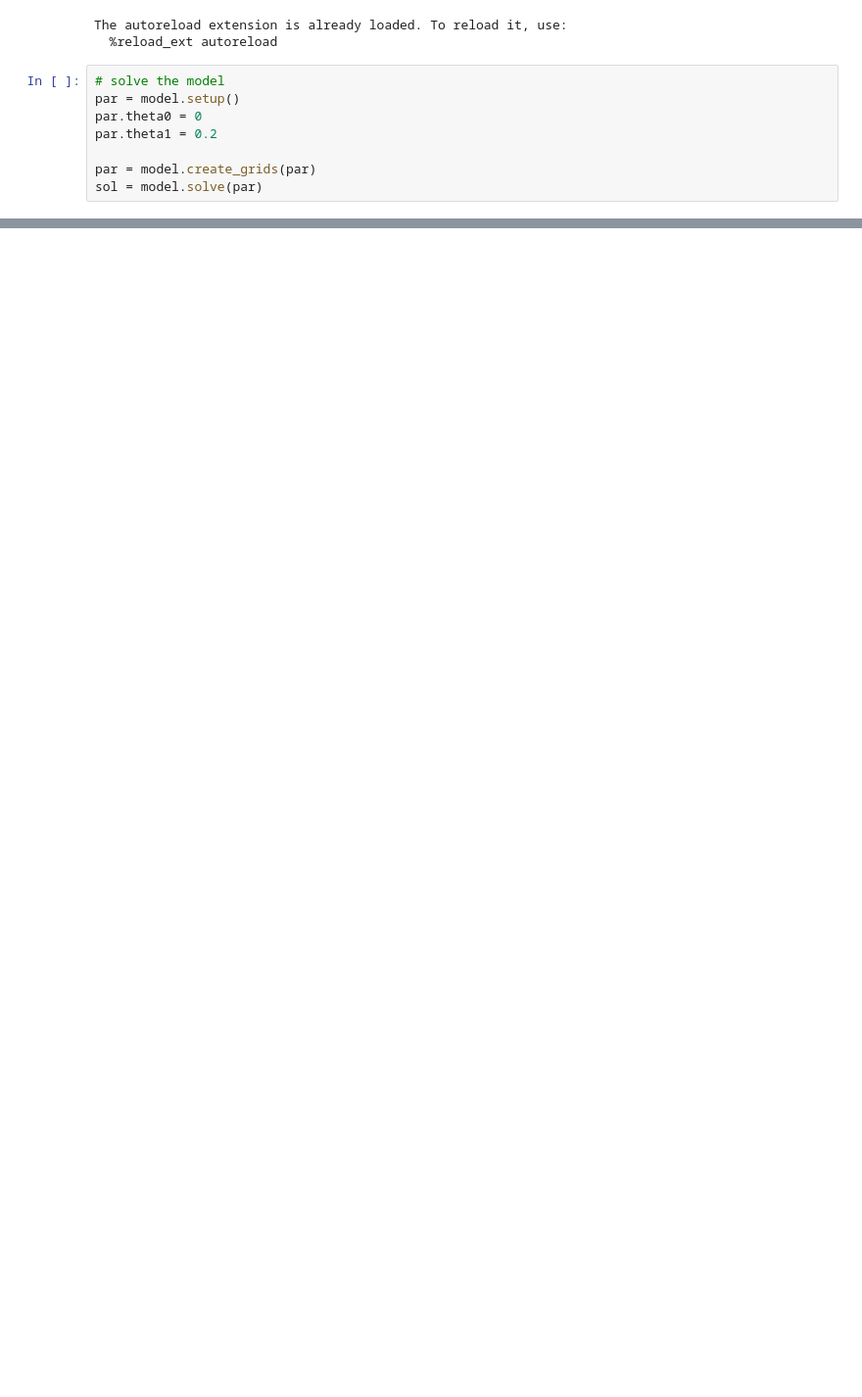
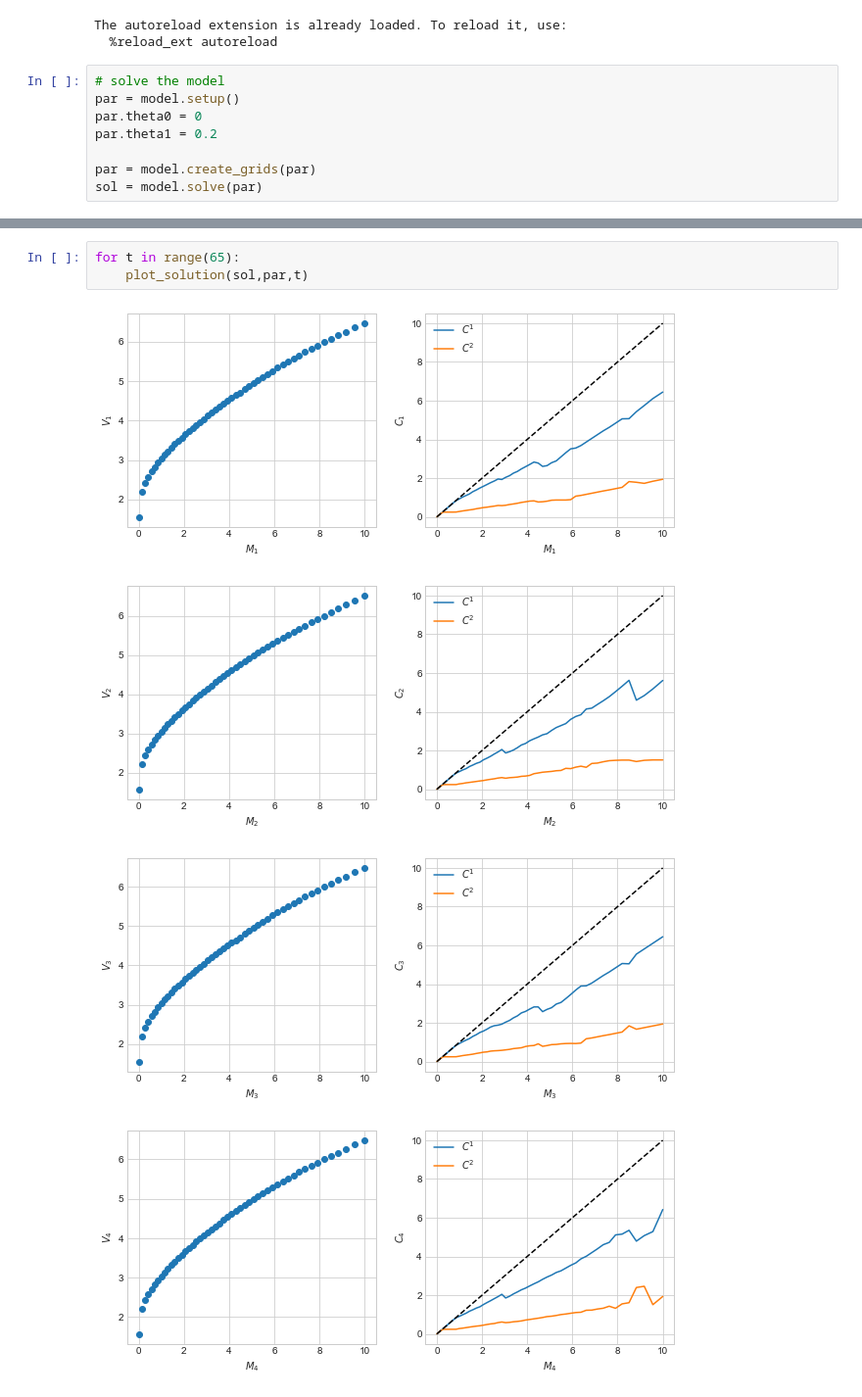
Before and after one commit to emilblicher/DP2021, a Jupyter notebook: Model w VFI/Sims.ipynb, the cells around one changed output, grey strips where cells are left out. Shown at 98% size. Drawn from its saved outputs; the diff is of its cells as text; blank space fills up the shorter version.

```diff
--- a/Model w VFI/Sims.ipynb
+++ b/Model w VFI/Sims.ipynb
@@ -45,0 +46,8 @@ plot_solution(sol,par,0)
+# %%
+for t in range(65):
+    plot_solution(sol,par,t)
+# %% [output]
+[figure, added]
+[figure, added]
+[figure, added]
+[figure, added]
```
Also changed, not shown: parts of 6 cells of this notebook, 1 other file.
